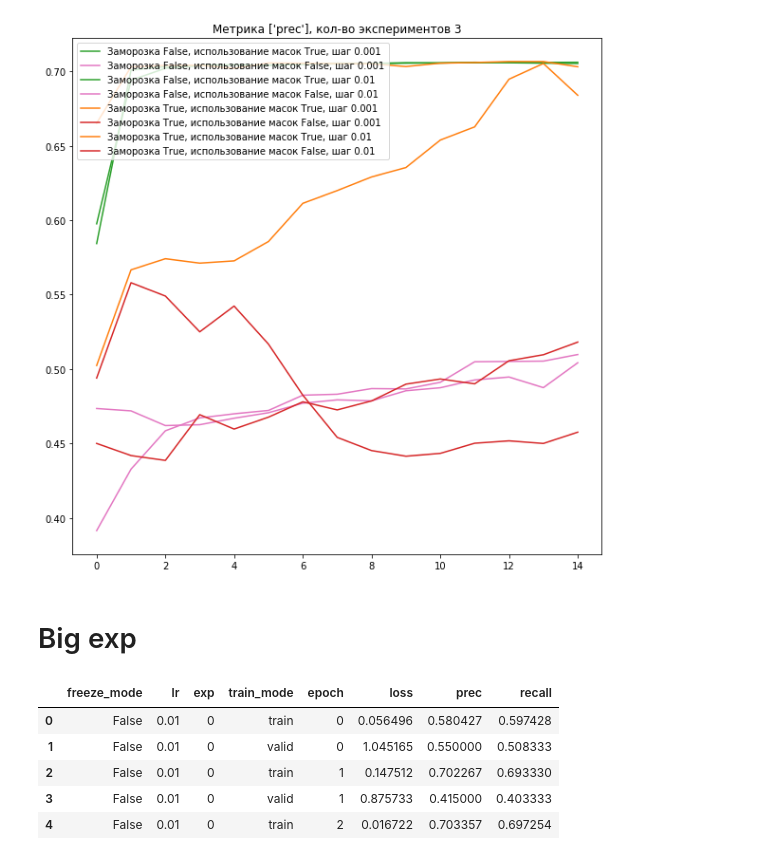
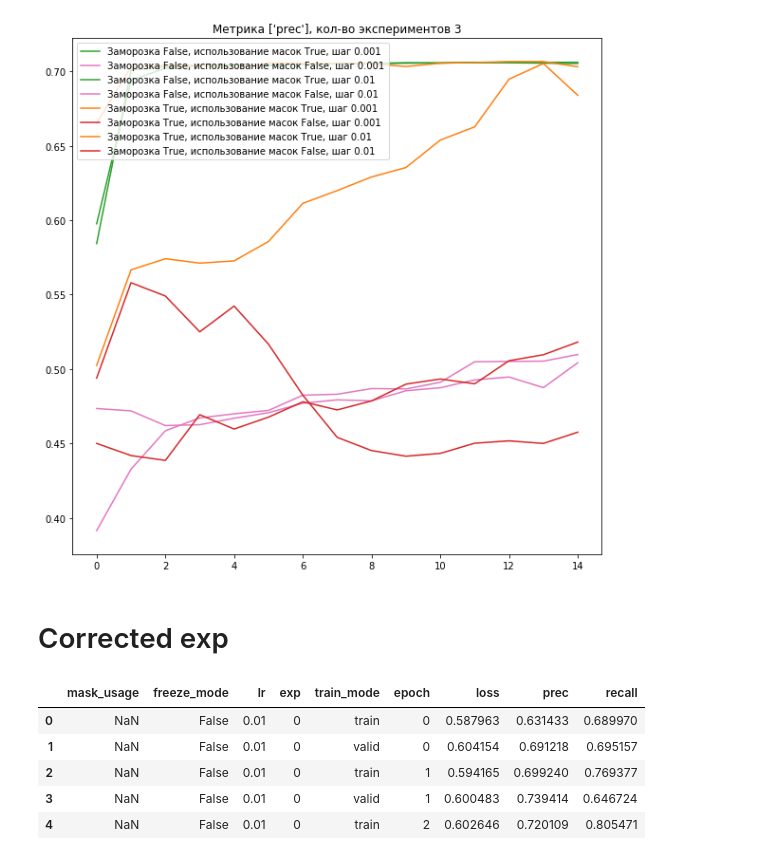
Before and after one commit to tanyapole/segmentation-as-additional-channels, a Jupyter notebook: Notebooks/Results.ipynb, the cells around one changed output. Cells and saved outputs as stored; diff of their text form; code cells hidden in the pictures.

```diff
--- a/Notebooks/Results.ipynb
+++ b/Notebooks/Results.ipynb
@@ -141,16 +141,16 @@ plot_graph_metric_spec(file, train_mode='train', metric=['prec'])
 # %% [output]
 [figure]
 # %% [markdown]
-# Big exp
+# Corrected exp
 # %%
-path = '../Results/results_1/'
-name = 'resnet_all_res.csv'
+path = '../Results/06 17:31/'
+name = 'results.csv'
 file = pd.read_csv(os.path.join(path, name), sep=',')
 file.head()
 # %% [output]
-|  | freeze_mode | lr | exp | train_mode | epoch | loss | prec | recall |
-| 0 | False | 0.01 | 0 | train | 0 | 0.056496 | 0.580427 | 0.597428 |
-| 1 | False | 0.01 | 0 | valid | 0 | 1.045165 | 0.550000 | 0.508333 |
-| 2 | False | 0.01 | 0 | train | 1 | 0.147512 | 0.702267 | 0.693330 |
-| 3 | False | 0.01 | 0 | valid | 1 | 0.875733 | 0.415000 | 0.403333 |
-| 4 | False | 0.01 | 0 | train | 2 | 0.016722 | 0.703357 | 0.697254 |
+|  | mask_usage | freeze_mode | lr | exp | train_mode | epoch | loss | prec | recall |
+| 0 | NaN | False | 0.01 | 0 | train | 0 | 0.587963 | 0.631433 | 0.689970 |
+| 1 | NaN | False | 0.01 | 0 | valid | 0 | 0.604154 | 0.691218 | 0.695157 |
+| 2 | NaN | False | 0.01 | 0 | train | 1 | 0.594165 | 0.699240 | 0.769377 |
+| 3 | NaN | False | 0.01 | 0 | valid | 1 | 0.600483 | 0.739414 | 0.646724 |
+| 4 | NaN | False | 0.01 | 0 | train | 2 | 0.602646 | 0.720109 | 0.805471 |
```
Also changed, not shown: parts of 6 cells of this notebook, 3 other files.
